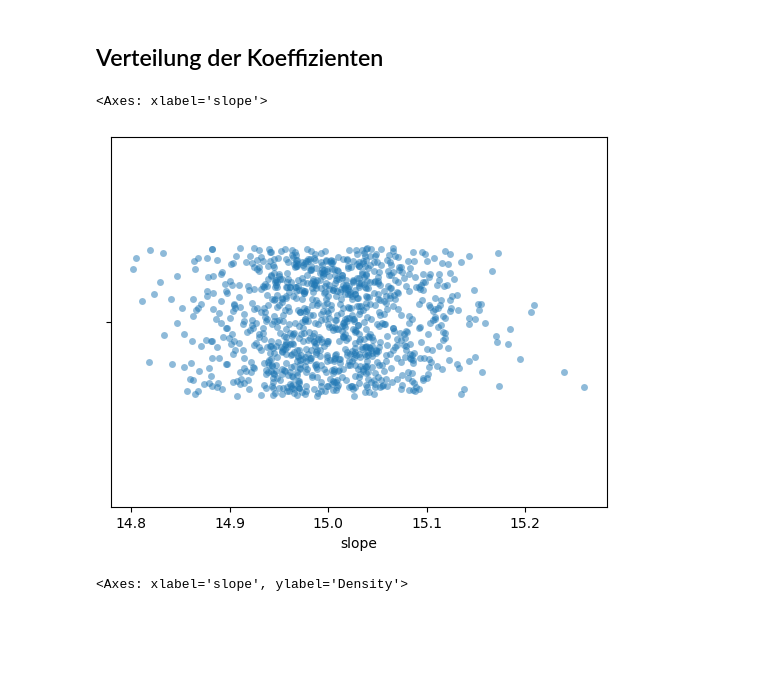
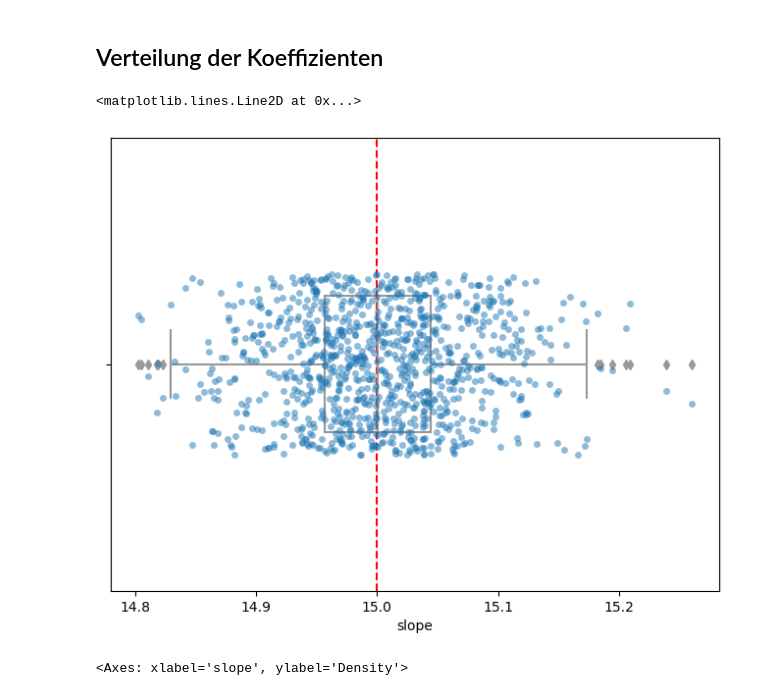
Before and after one commit to febse/econ2024-de, a Jupyter notebook: 05-Einweg-Varianzanalyse.ipynb, the cells around one changed output. Saved outputs shown, nothing was run; the diff lists cells and outputs as text; code cells hidden in the pictures; blank space fills up the shorter version.

```diff
--- a/05-Einweg-Varianzanalyse.ipynb
+++ b/05-Einweg-Varianzanalyse.ipynb
@@ -168,9 +165,12 @@ Benutzen Sie die Daten der ersten Stichprobe aus der Simulation, um die Koeffizi
 :::
 # %% [markdown]
 ## Verteilung der Koeffizienten
-# %%
-sns.stripplot(x='slope', data=sim, jitter=0.2, alpha=0.5)
-# %% [output]
-<Axes: xlabel='slope'>
-[figure, removed]
+# %%
+fig, ax = plt.subplots(figsize=(8, 6))
+sns.stripplot(x='slope', data=sim, jitter=0.2, alpha=0.5, ax=ax)
+sns.boxplot(x='slope', data=sim, ax=ax, color='white', width=0.3)
+plt.axvline(x=15, color='red', linestyle='--')
+# %% [output]
+<matplotlib.lines.Line2D at 0x...>
+[figure, added]
 # %%
```
Also changed, not shown: parts of 6 cells of this notebook.
